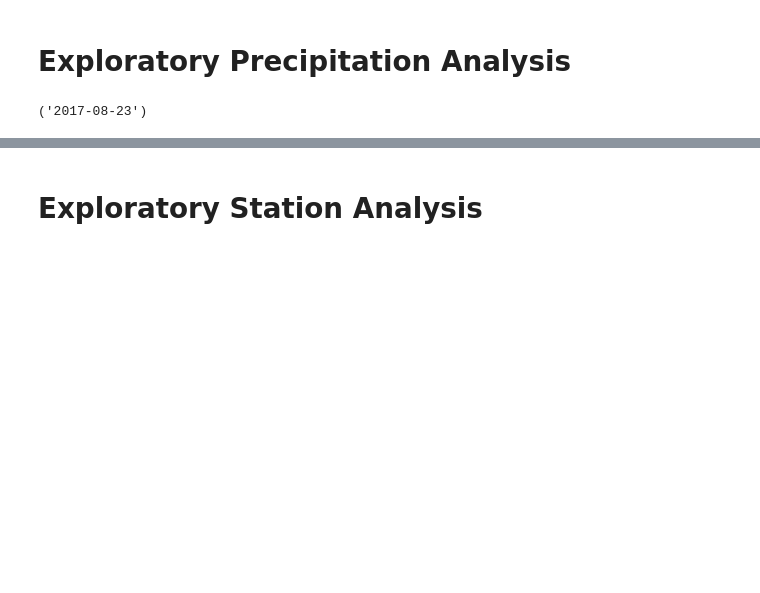
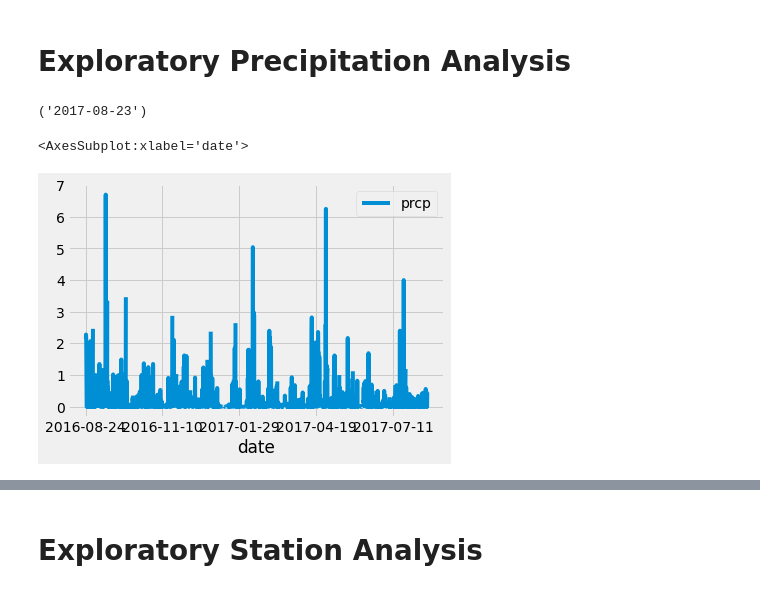
Before and after one commit to g8r1fl/sqlalchemy-challenge, a Jupyter notebook: climate_starter.ipynb, the cells around one changed output, grey strips where cells are left out. Saved outputs shown, nothing was run; the diff lists cells and outputs as text; code cells hidden in the pictures; blank space fills up the shorter version.

```diff
--- a/climate_starter.ipynb
+++ b/climate_starter.ipynb
@@ -45,20 +45,24 @@ session.query(Measurement.date).order_by(Measurement.date.desc()).first()
 # %%
 # Design a query to retrieve the last 12 months of precipitation data and plot the results.
 # Starting from the most recent data point in the database.
 latest_date = session.query(Measurement.date).order_by(Measurement.date.desc()).first()
 # Calculate the date one year from the last date in data set.
 #  try this to pass for year ago instead of manually entering date.  datetime.datetime.strptime('24052010', "%d%m%Y").date()
 year_ago = dt.date(2017, 8, 23) - dt.timedelta(365)
 
 # Perform a query to retrieve the data and precipitation scores
 precip = session.query(Measurement.date, Measurement.prcp).filter(Measurement.date > year_ago).all()
 
 # Save the query results as a Pandas DataFrame and set the index to the date column
 data = pd.DataFrame(precip, columns=['date', 'prcp'])
 data.set_index('date', inplace=True)
 
 # Sort the dataframe by date
-
+sorted_data = data.sort_values('date')
 
 # Use Pandas Plotting with Matplotlib to plot the data
+sorted_data.plot()
+# %% [output]
+<AxesSubplot:xlabel='date'>
+[figure, added]
 # %%
```
Also changed, not shown: parts of 1 cell of this notebook.
